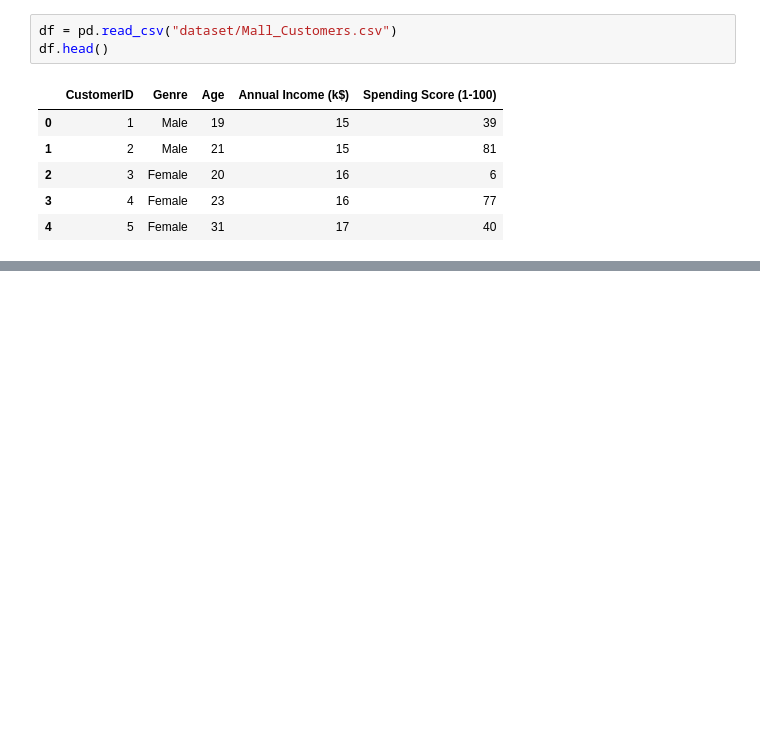
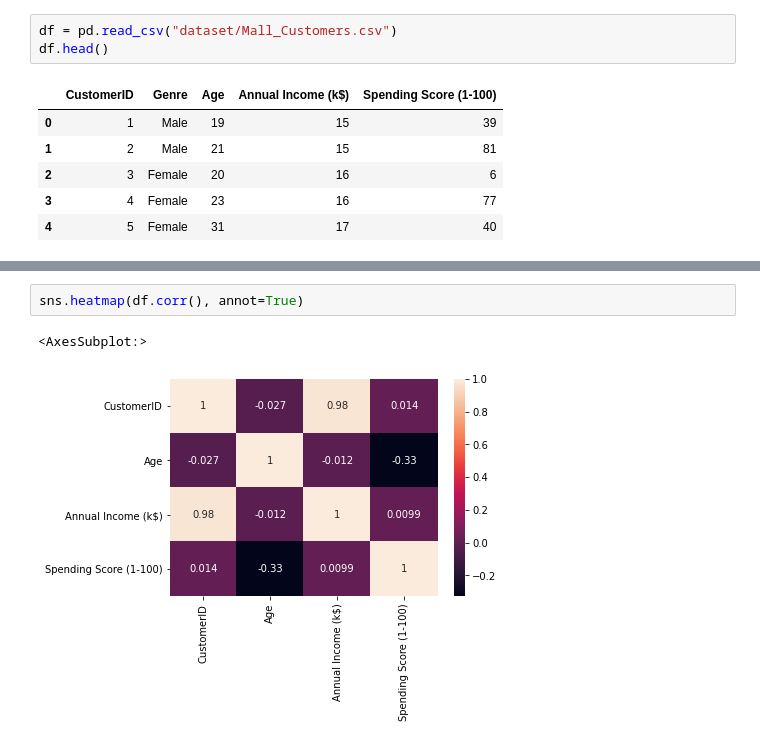
Before and after one commit to ritesh-chafer/python-for-data-science-and-machine-learning-bootcamp, a Jupyter notebook: Clustering/k-means.ipynb, the cells around one changed output, grey strips where cells are left out. Saved outputs shown, nothing was run; the diff lists cells and outputs as text; blank space fills up the shorter version.

```diff
--- a/Clustering/k-means.ipynb
+++ b/Clustering/k-means.ipynb
@@ -17,0 +71,5 @@ df.head()
+# %%
+sns.heatmap(df.corr(), annot=True)
+# %% [output]
+<AxesSubplot:>
+[figure, added]
```
Also changed, not shown: parts of 7 cells of this notebook.
